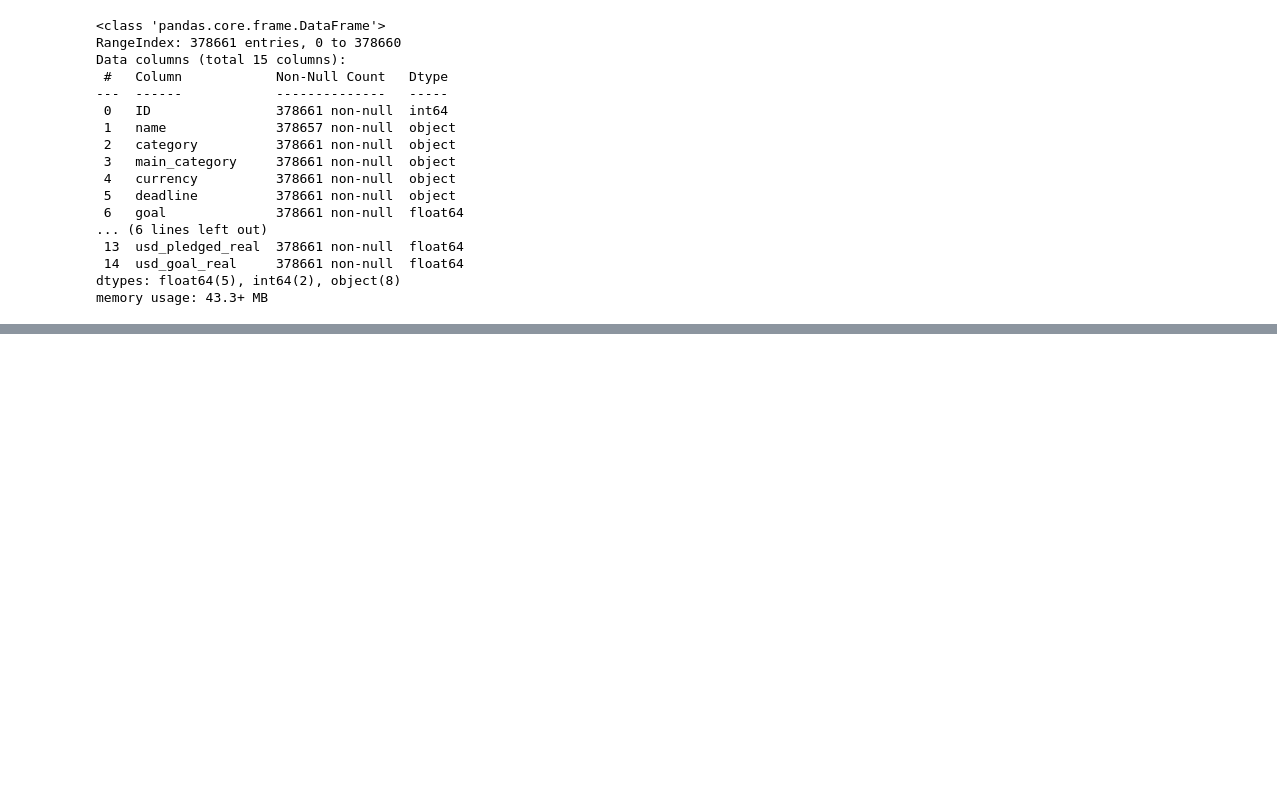
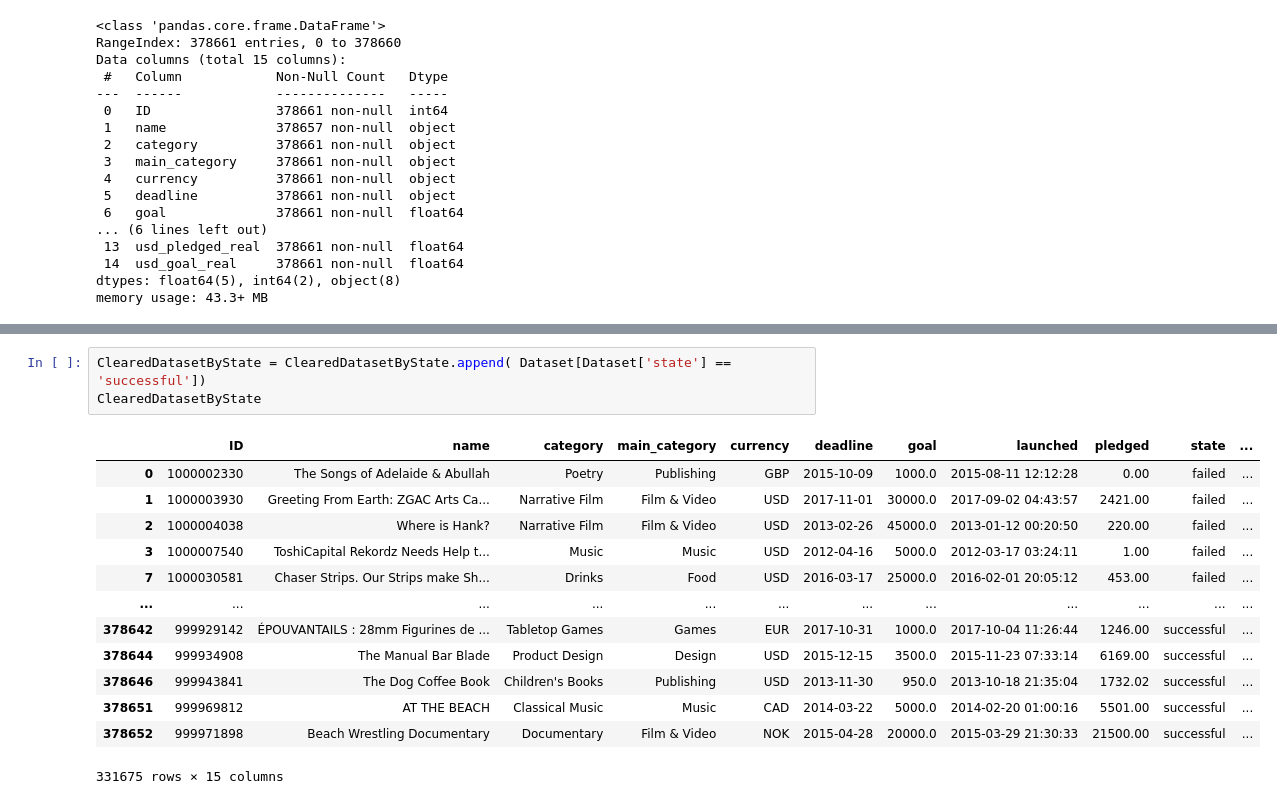
Before and after one commit to Khulizsm/Mehes_NS2021, a Jupyter notebook: Mehes_KS_Projekts_NeuronoveSiete.ipynb, the cells around one changed output, grey strips where cells are left out. Cells and saved outputs as stored; diff of their text form; blank space fills up the shorter version.

```diff
--- a/Mehes_KS_Projekts_NeuronoveSiete.ipynb
+++ b/Mehes_KS_Projekts_NeuronoveSiete.ipynb
@@ -70,0 +201,17 @@ memory usage: 43.3+ MB
+# %%
+ClearedDatasetByState = ClearedDatasetByState.append( Dataset[Dataset['state'] == 'successful'])
+ClearedDatasetByState
+# %% [output]
+|  | ID | name | category | main_category | currency | deadline | goal | launched | pledged | state | ... |
+| 0 | 1000002330 | The Songs of Adelaide & Abullah | Poetry | Publishing | GBP | 2015-10-09 | 1000.0 | 2015-08-11 12:12:28 | 0.00 | failed | ... |
+| 1 | 1000003930 | Greeting From Earth: ZGAC Arts Ca... | Narrative Film | Film & Video | USD | 2017-11-01 | 30000.0 | 2017-09-02 04:43:57 | 2421.00 | failed | ... |
+| 2 | 1000004038 | Where is Hank? | Narrative Film | Film & Video | USD | 2013-02-26 | 45000.0 | 2013-01-12 00:20:50 | 220.00 | failed | ... |
+| 3 | 1000007540 | ToshiCapital Rekordz Needs Help t... | Music | Music | USD | 2012-04-16 | 5000.0 | 2012-03-17 03:24:11 | 1.00 | failed | ... |
+| 7 | 1000030581 | Chaser Strips. Our Strips make Sh... | Drinks | Food | USD | 2016-03-17 | 25000.0 | 2016-02-01 20:05:12 | 453.00 | failed | ... |
+| ... | ... | ... | ... | ... | ... | ... | ... | ... | ... | ... | ... |
+| 378642 | 999929142 | ÉPOUVANTAILS : 28mm Figurines de ... | Tabletop Games | Games | EUR | 2017-10-31 | 1000.0 | 2017-10-04 11:26:44 | 1246.00 | successful | ... |
+| 378644 | 999934908 | The Manual Bar Blade | Product Design | Design | USD | 2015-12-15 | 3500.0 | 2015-11-23 07:33:14 | 6169.00 | successful | ... |
+| 378646 | 999943841 | The Dog Coffee Book | Children's Books | Publishing | USD | 2013-11-30 | 950.0 | 2013-10-18 21:35:04 | 1732.02 | successful | ... |
+| 378651 | 999969812 | AT THE BEACH | Classical Music | Music | CAD | 2014-03-22 | 5000.0 | 2014-02-20 01:00:16 | 5501.00 | successful | ... |
+| 378652 | 999971898 | Beach Wrestling Documentary | Documentary | Film & Video | NOK | 2015-04-28 | 20000.0 | 2015-03-29 21:30:33 | 21500.00 | successful | ... |
+331675 rows × 15 columns
```
Also changed, not shown: parts of 23 cells of this notebook.
